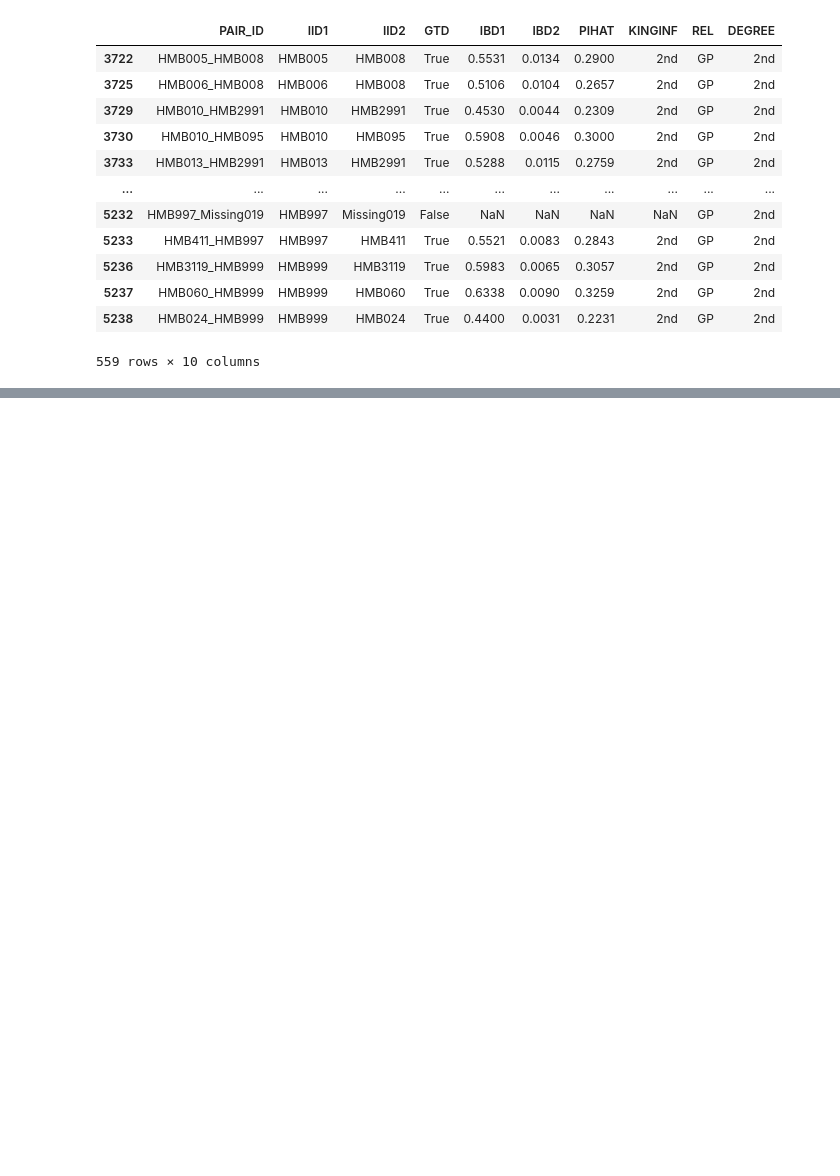
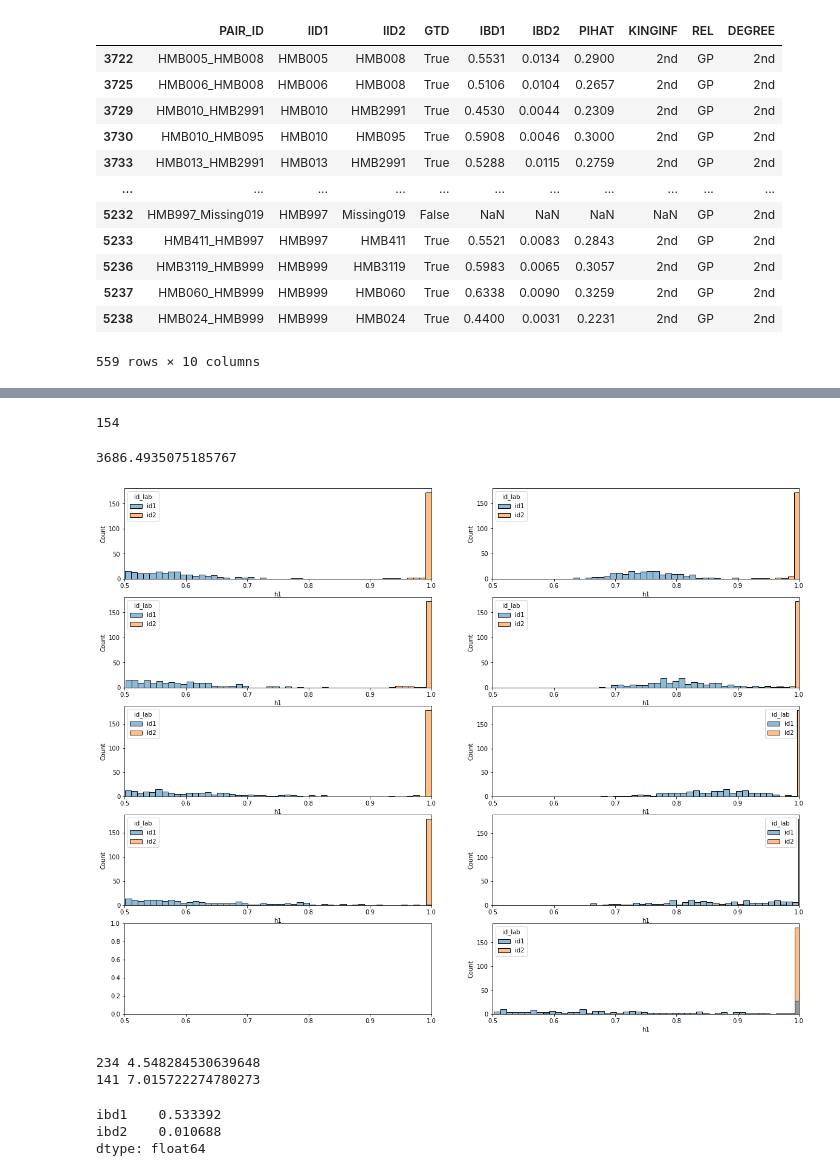
Before and after one commit to williamscole/PonderosaBeta, a Jupyter notebook: scratch.ipynb, the cells around one changed output, grey strips where cells are left out. Saved outputs shown, nothing was run; the diff lists cells and outputs as text; code cells hidden in the pictures; blank space fills up the shorter version.

```diff
--- a/scratch.ipynb
+++ b/scratch.ipynb
@@ -476,0 +850,10 @@ pairs_df[pairs_df.REL == "GP"]
+# %%
+pair_df = pd.read_csv("../PedigreeSimulations/Himba2nd_sims/av/segments.txt", sep=" ")
+
+
+pair_df["l"] = pair_df.end_cm - pair_df.start_cm
+
+pair_df = pd.concat([tmp for _, tmp in pair_df.groupby(["id1", "id2"]) if tmp["l"].sum() < 2000])
+
+pair_df = pair_df[pair_df.rel=="AV"]
+pair_df
@@ -476,0 +939,59 @@ pairs_df[pairs_df.REL == "GP"]
+# %%
+np.random.choice(len(d["co"]))
+# %% [output]
+154
+# %%
+pair = hap_scores[hap_scores.apply(lambda x: x.h1 < 0.7 and x.id_lab=="id2", axis=1)].pair.values[0]
+
+pair_df[pair_df.apply(lambda x: (x.id1, x.id2) == pair, axis=1)]["l"].sum()
+# %% [output]
+3686.4935075185767
+# %%
+f, axs = plt.subplots(ncols=2, nrows=5, figsize=(20, 16))
+
+for (r, inter), ax in zip(it.product(["all", "hs", "co", "hco", "chr1"], [True, False]), axs.flat):
+
+
+    sns.histplot(data=hap_scores[hap_scores.apply(lambda x: x.rel==r and x.inter_phased==inter, axis=1)], x="h1", ax=ax, hue="id_lab", binwidth=0.01)
+    ax.title(f"{r} inter={inter}")
+
+    ax.set_xlim(0.5, 1)
+# %% [output]
+[figure, added]
+# %%
+
+data = []
+import time
+t = time.time()
+for rel in ["MGP", "PHS"]:
+    i = 0
+    pair_df = pd.read_csv(f"../PedigreeSimulations/Himba2nd_sims/{rel.lower()}/segments.txt", sep=" ")
+    for pair, tmp in pair_df[pair_df.rel==rel].groupby(["id1", "id2"]):
+        tmp = tmp[tmp.chromosome>=1]
+        p = ProcessSegments(tmp)
+        d = p.ponderosa_data(3500, inter_phase=False)
+        data.append((d.ibd1, d.ibd2, d.h1, d.h2, rel))
+        i += 1
+    print(i, time.time()-t)
+
+# t = time.time()
+# i = 0
+# pair_df = pd.read_csv("../PedigreeSimulations/Himba_sims/mhs/segments.txt", sep=" ")
+# for pair, tmp in pair_df[pair_df.rel=="MHS"].groupby(["id1", "id2"]):
+#     tmp = tmp[tmp.chromosome>=1]
+#     p = ProcessSegments(tmp)
+#     d = p.ponderosa_data(3500, inter_phase=True)
+#     data.append((d.ibd1, d.ibd2, d.h1, d.h2, "MHS"))
+#     i += 1
+# print(i, time.time()-t)
+
+df = pd.DataFrame(data, columns=["ibd1", "ibd2", "h1", "h2", "PHS"])
+# %% [output]
+234 4.548284530639648
+141 7.015722274780273
+# %%
+df[["ibd1", "ibd2"]].mean()
+# %% [output]
+ibd1    0.533392
+ibd2    0.010688
+dtype: float64
```
Also changed, not shown: parts of 14 cells of this notebook, 21 other files.
